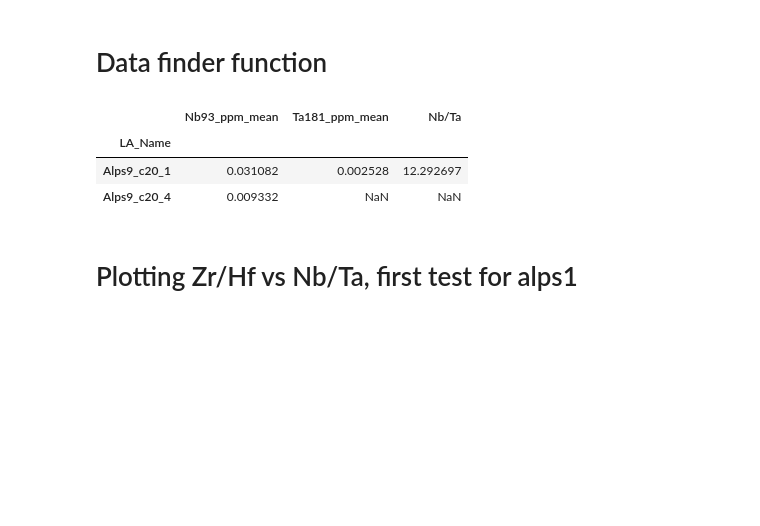
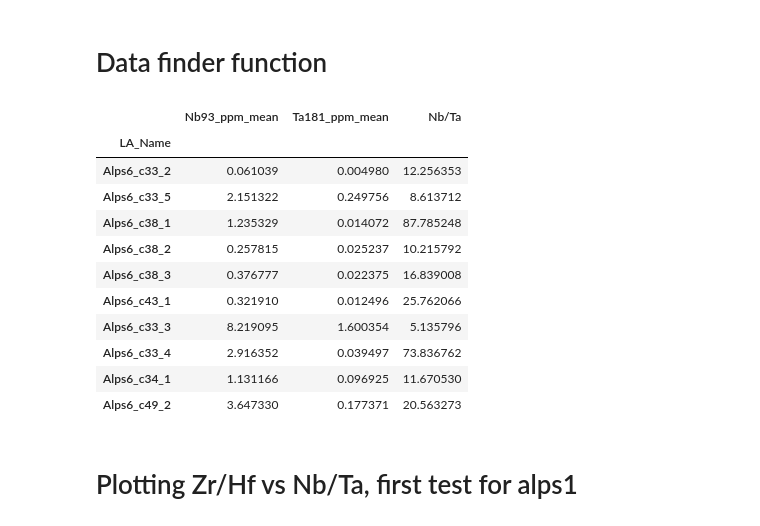
Before and after one commit to JGCAITLIN/HFSE, a Jupyter notebook: prelim_plotting.ipynb, the cells around one changed output. Saved outputs shown, nothing was run; the diff lists cells and outputs as text; code cells hidden in the pictures; blank space fills up the shorter version.

```diff
--- a/prelim_plotting.ipynb
+++ b/prelim_plotting.ipynb
@@ -55,7 +65,7 @@ data_2019
 # %% [markdown]
 # Data finder function
 # %%
-def sub_df(pd_df, meteorite='all', obj='all', spots='all', phase='all', element='all', dtype='mean', array='off'):
+def sub_df(pd_df, meteorite='all', obj='all', spots='all', phase='all', element='all', comp='all', dtype='mean', array='off'):
 
     #note:
     # - can only grab one object
@@ -79,7 +89,10 @@ def sub_df(pd_df, meteorite='all', obj='all', spots='all', phase='all', element=
         df = pd_df
 
     if (phase != 'all'):
-        df = df[df.Phase==phase[0]]
+        df = df[df.Phase==phase]
+
+    if (comp!='all'):
+        df = df[df.Component==comp]
 
     if (element!='all'):
         col_names = df.columns.values
@@ -147,12 +160,20 @@ def sub_df(pd_df, meteorite='all', obj='all', spots='all', phase='all', element=
 
     return df
 # %%
-sub_df(data_2022, meteorite='Alps9', obj='c20', phase=['olv'], element='Nb/Ta')
+sub_df(data_2022, meteorite='Alps6', comp='cai', element='Nb/Ta')
 # %% [output]
 |  | Nb93_ppm_mean | Ta181_ppm_mean | Nb/Ta |
 | LA_Name |  |  |  |
-| Alps9_c20_1 | 0.031082 | 0.002528 | 12.292697 |
-| Alps9_c20_4 | 0.009332 | NaN | NaN |
+| Alps6_c33_2 | 0.061039 | 0.004980 | 12.256353 |
+| Alps6_c33_5 | 2.151322 | 0.249756 | 8.613712 |
+| Alps6_c38_1 | 1.235329 | 0.014072 | 87.785248 |
+| Alps6_c38_2 | 0.257815 | 0.025237 | 10.215792 |
+| Alps6_c38_3 | 0.376777 | 0.022375 | 16.839008 |
+| Alps6_c43_1 | 0.321910 | 0.012496 | 25.762066 |
+| Alps6_c33_3 | 8.219095 | 1.600354 | 5.135796 |
+| Alps6_c33_4 | 2.916352 | 0.039497 | 73.836762 |
+| Alps6_c34_1 | 1.131166 | 0.096925 | 11.670530 |
+| Alps6_c49_2 | 3.647330 | 0.177371 | 20.563273 |
 # %% [markdown]
 # Plotting Zr/Hf vs Nb/Ta, first test for alps1
 # %% [markdown]
```
Also changed, not shown: parts of 10 cells of this notebook.
